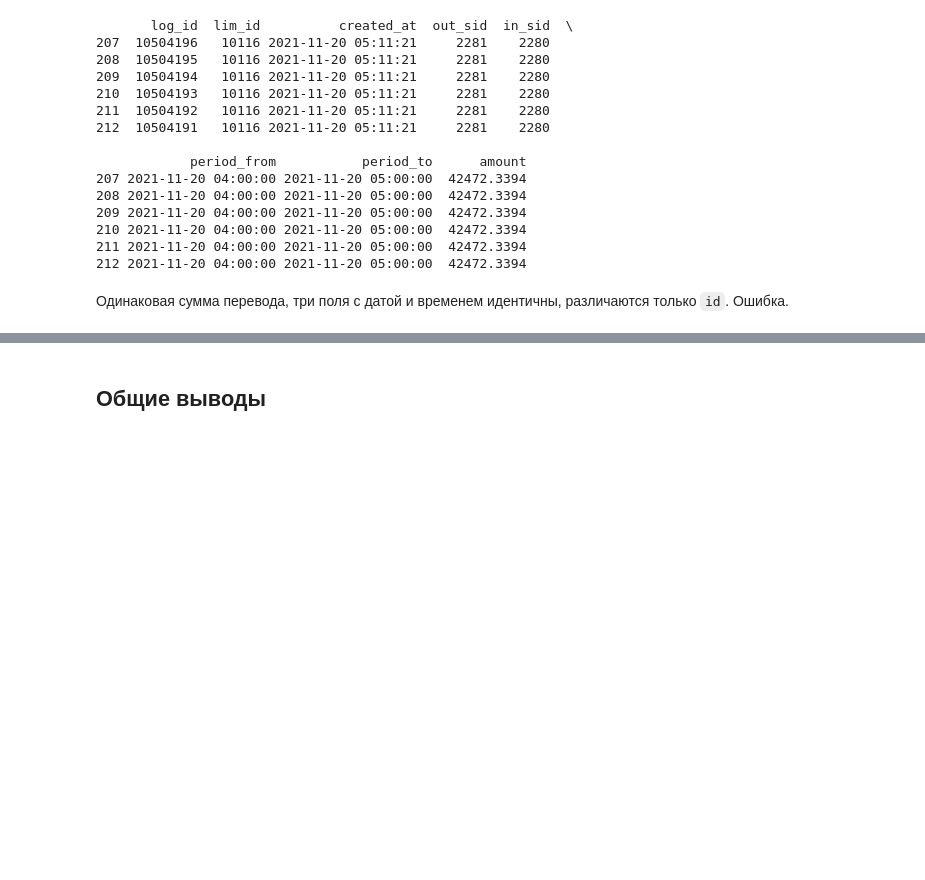
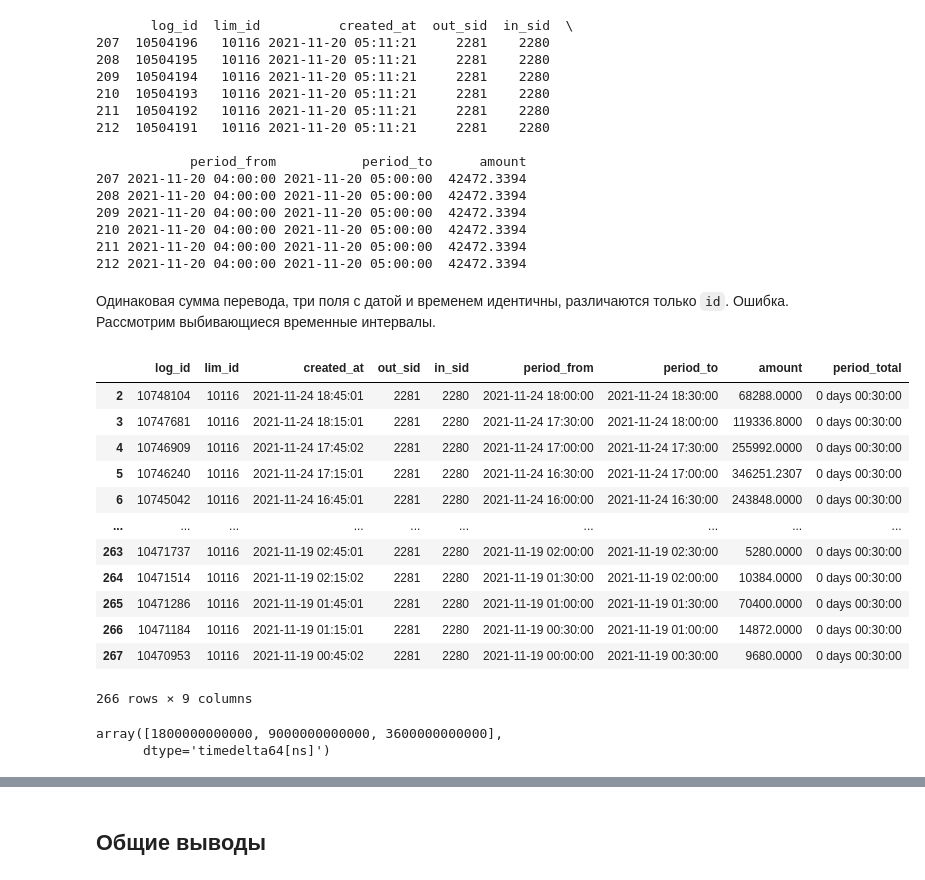
Before and after one commit to MagdaRever/tests, a Jupyter notebook: t_payment_center.ipynb, the cells around one changed output, grey strips where cells are left out. Drawn from its saved outputs; the diff is of its cells as text; code cells hidden in the pictures; blank space fills up the shorter version.

```diff
--- a/t_payment_center.ipynb
+++ b/t_payment_center.ipynb
@@ -206,4 +261,28 @@ print(df[205:211])
 211 2021-11-20 04:00:00 2021-11-20 05:00:00  42472.3394
 212 2021-11-20 04:00:00 2021-11-20 05:00:00  42472.3394
 # %% [markdown]
-Одинаковая сумма перевода, три поля с датой и временем идентичны, различаются только `id`. Ошибка.
+Одинаковая сумма перевода, три поля с датой и временем идентичны, различаются только `id`. Ошибка. Рассмотрим выбивающиеся временные интервалы.
+# %%
+# добавляем к датасету столбец с разницей между `period_to` и `period_from`
+df['period_total'] = df['period_to'] - df['period_from']
+df
+# %% [output]
+|  | log_id | lim_id | created_at | out_sid | in_sid | period_from | period_to | amount | period_total |
+| 2 | 10748104 | 10116 | 2021-11-24 18:45:01 | 2281 | 2280 | 2021-11-24 18:00:00 | 2021-11-24 18:30:00 | 68288.0000 | 0 days 00:30:00 |
+| 3 | 10747681 | 10116 | 2021-11-24 18:15:01 | 2281 | 2280 | 2021-11-24 17:30:00 | 2021-11-24 18:00:00 | 119336.8000 | 0 days 00:30:00 |
+| 4 | 10746909 | 10116 | 2021-11-24 17:45:02 | 2281 | 2280 | 2021-11-24 17:00:00 | 2021-11-24 17:30:00 | 255992.0000 | 0 days 00:30:00 |
+| 5 | 10746240 | 10116 | 2021-11-24 17:15:01 | 2281 | 2280 | 2021-11-24 16:30:00 | 2021-11-24 17:00:00 | 346251.2307 | 0 days 00:30:00 |
+| 6 | 10745042 | 10116 | 2021-11-24 16:45:01 | 2281 | 2280 | 2021-11-24 16:00:00 | 2021-11-24 16:30:00 | 243848.0000 | 0 days 00:30:00 |
+| ... | ... | ... | ... | ... | ... | ... | ... | ... | ... |
+| 263 | 10471737 | 10116 | 2021-11-19 02:45:01 | 2281 | 2280 | 2021-11-19 02:00:00 | 2021-11-19 02:30:00 | 5280.0000 | 0 days 00:30:00 |
+| 264 | 10471514 | 10116 | 2021-11-19 02:15:02 | 2281 | 2280 | 2021-11-19 01:30:00 | 2021-11-19 02:00:00 | 10384.0000 | 0 days 00:30:00 |
+| 265 | 10471286 | 10116 | 2021-11-19 01:45:01 | 2281 | 2280 | 2021-11-19 01:00:00 | 2021-11-19 01:30:00 | 70400.0000 | 0 days 00:30:00 |
+| 266 | 10471184 | 10116 | 2021-11-19 01:15:01 | 2281 | 2280 | 2021-11-19 00:30:00 | 2021-11-19 01:00:00 | 14872.0000 | 0 days 00:30:00 |
+| 267 | 10470953 | 10116 | 2021-11-19 00:45:02 | 2281 | 2280 | 2021-11-19 00:00:00 | 2021-11-19 00:30:00 | 9680.0000 | 0 days 00:30:00 |
+266 rows × 9 columns
+# %%
+# смотрим на выбивающиеся значения
+df['period_total'].unique()
+# %% [output]
+array([1800000000000, 9000000000000, 3600000000000],
+      dtype='timedelta64[ns]')
```
Also changed, not shown: parts of 18 cells of this notebook.
